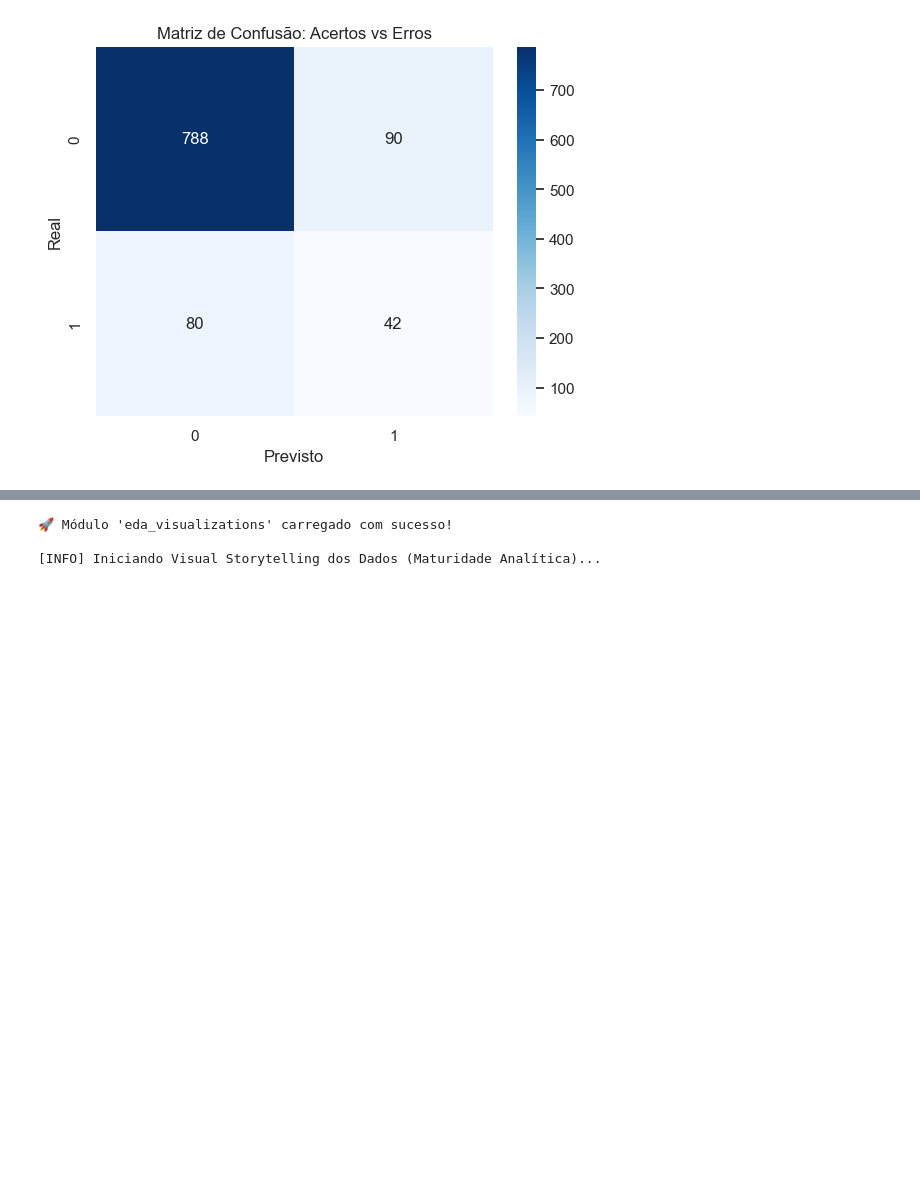
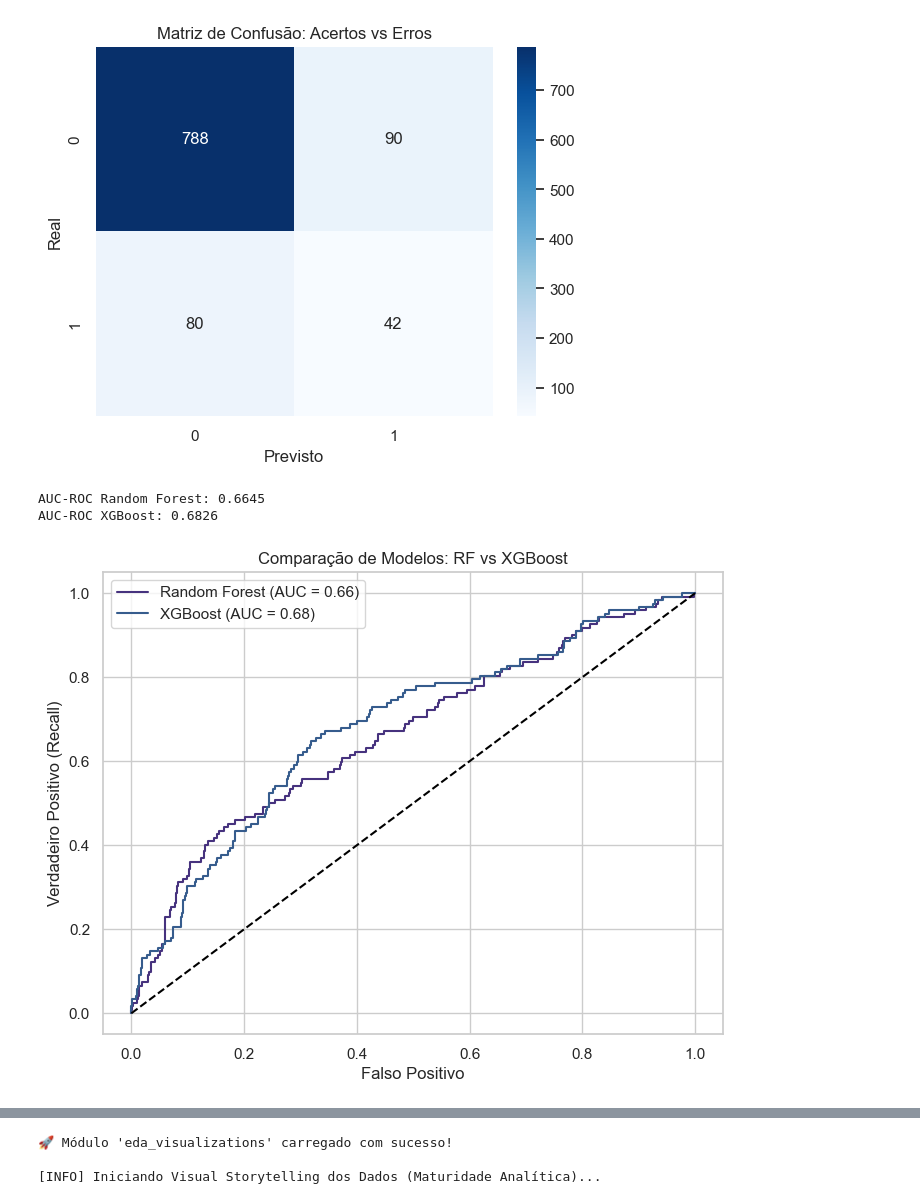
Before and after one commit to LeonardoGMendoza/payflow-risk-model-crispdm, a Jupyter notebook: Fase 1/Análise exploratória de dados/analise_desafio.ipynb, the cells around one changed output, grey strips where cells are left out. Drawn from its saved outputs; the diff is of its cells as text; code cells hidden in the pictures; blank space fills up the shorter version.

```diff
--- a/Fase 1/Análise exploratória de dados/analise_desafio.ipynb
+++ b/Fase 1/Análise exploratória de dados/analise_desafio.ipynb
@@ -239,3 +237,32 @@ plt.show()
    macro avg       0.61      0.62      0.62      1000
 weighted avg       0.84      0.83      0.83      1000
 [figure]
+# %%
+# Desafiante: XGBoost (SOTA)
+modelo_xgb = XGBClassifier(scale_pos_weight=7, random_state=42) # 7 é aprox. a proporção 88%/12%
+modelo_xgb.fit(X_train, y_train) # XGBoost lida bem com desbalanceamento sem precisar de SMOTE
+
+# Comparando as AUC-ROC (Métrica de separação de classes)
+prob_rf = modelo_payflow.predict_proba(X_test)[:, 1]
+prob_xgb = modelo_xgb.predict_proba(X_test)[:, 1]
+
+print(f"AUC-ROC Random Forest: {roc_auc_score(y_test, prob_rf):.4f}")
+print(f"AUC-ROC XGBoost: {roc_auc_score(y_test, prob_xgb):.4f}")
+# %% [output]
+AUC-ROC Random Forest: 0.6645
+AUC-ROC XGBoost: 0.6826
+# %%
+fpr_rf, tpr_rf, _ = roc_curve(y_test, prob_rf)
+fpr_xgb, tpr_xgb, _ = roc_curve(y_test, prob_xgb)
+
+plt.figure(figsize=(8, 6))
+plt.plot(fpr_rf, tpr_rf, label=f'Random Forest (AUC = {roc_auc_score(y_test, prob_rf):.2f})')
+plt.plot(fpr_xgb, tpr_xgb, label=f'XGBoost (AUC = {roc_auc_score(y_test, prob_xgb):.2f})')
+plt.plot([0, 1], [0, 1], 'k--')
+plt.title('Comparação de Modelos: RF vs XGBoost')
+plt.xlabel('Falso Positivo')
+plt.ylabel('Verdadeiro Positivo (Recall)')
+plt.legend()
+plt.show()
+# %% [output]
+[figure, added]
```
Also changed, not shown: parts of 5 cells of this notebook, 2 other files.
